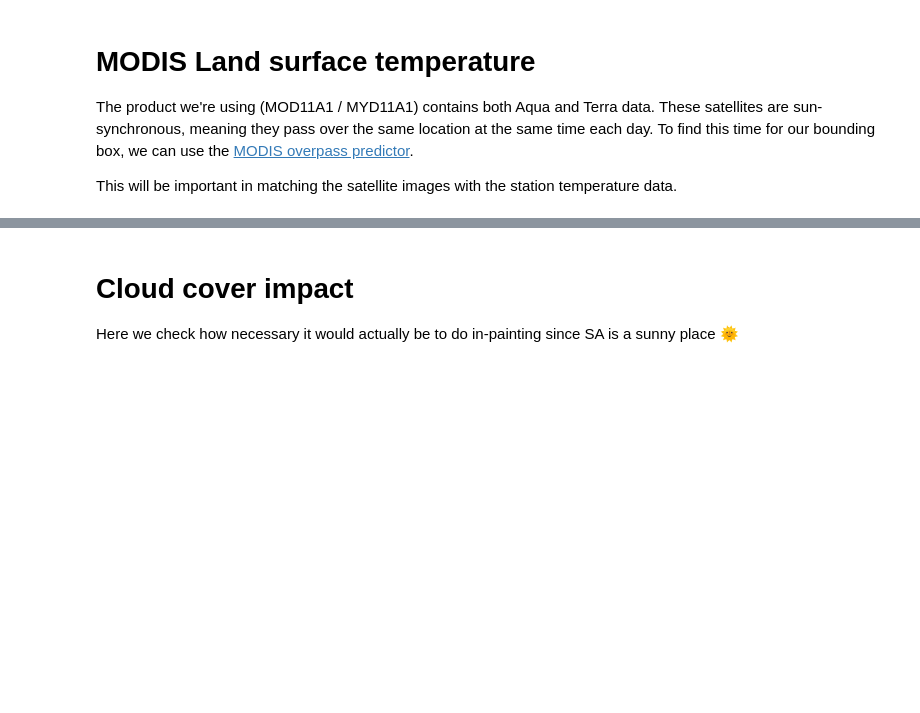
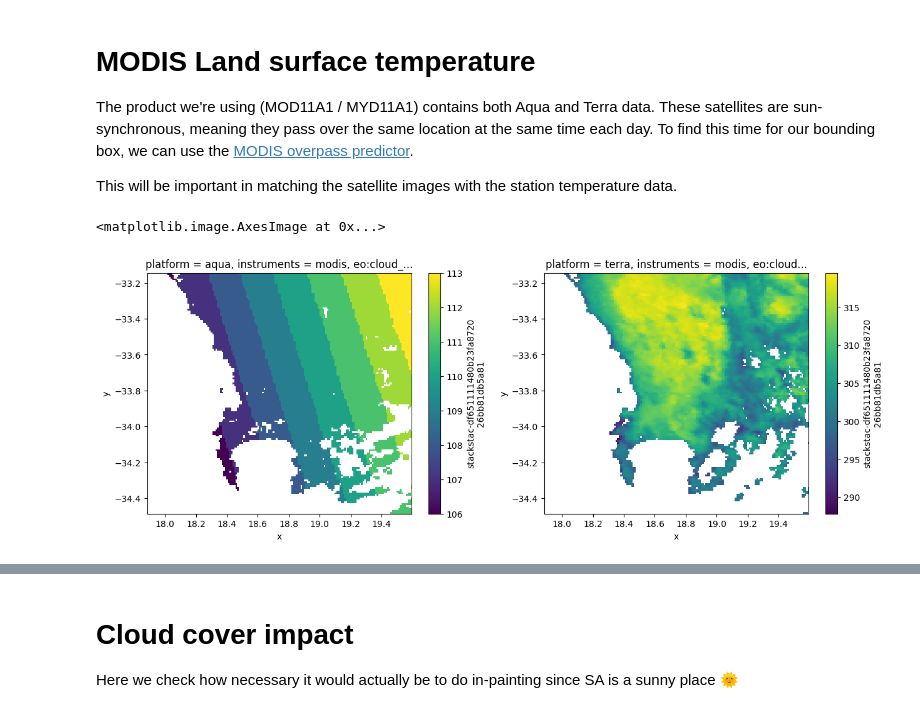
Before and after one commit to lukegre/saweather-data-exploration, a Jupyter notebook: notebooks/modis_land_surface_temp.ipynb, the cells around one changed output, grey strips where cells are left out. Saved outputs shown, nothing was run; the diff lists cells and outputs as text; code cells hidden in the pictures; blank space fills up the shorter version.

```diff
--- a/notebooks/modis_land_surface_temp.ipynb
+++ b/notebooks/modis_land_surface_temp.ipynb
@@ -59,3 +84,12 @@ da = da.assign_attrs(long_name='Land Surface Temperature', units='K').sortby('ti
+# %%
+fig, ax = plt.subplots(1, 2, figsize=(15, 5))
+
+t = 55
+da_angl[t].plot.imshow(ax=ax[0])
+da_lst [t].plot.imshow(ax=ax[1])
+# %% [output]
+<matplotlib.image.AxesImage at 0x...>
+[figure, added]
 # %%
 fig, axs = plt.subplots(1, 2, figsize=(10, 5), sharey=True)
 
```
Also changed, not shown: parts of 8 cells of this notebook, 3 other files.
